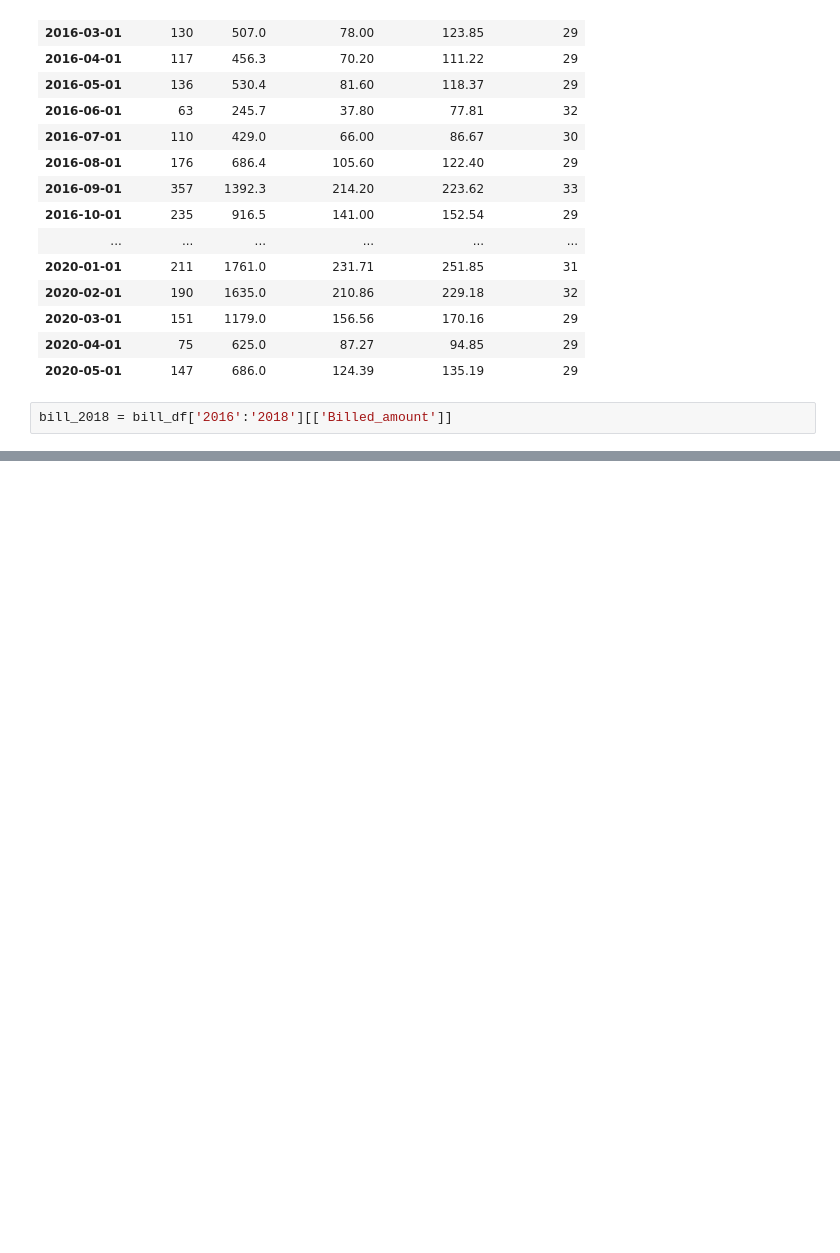
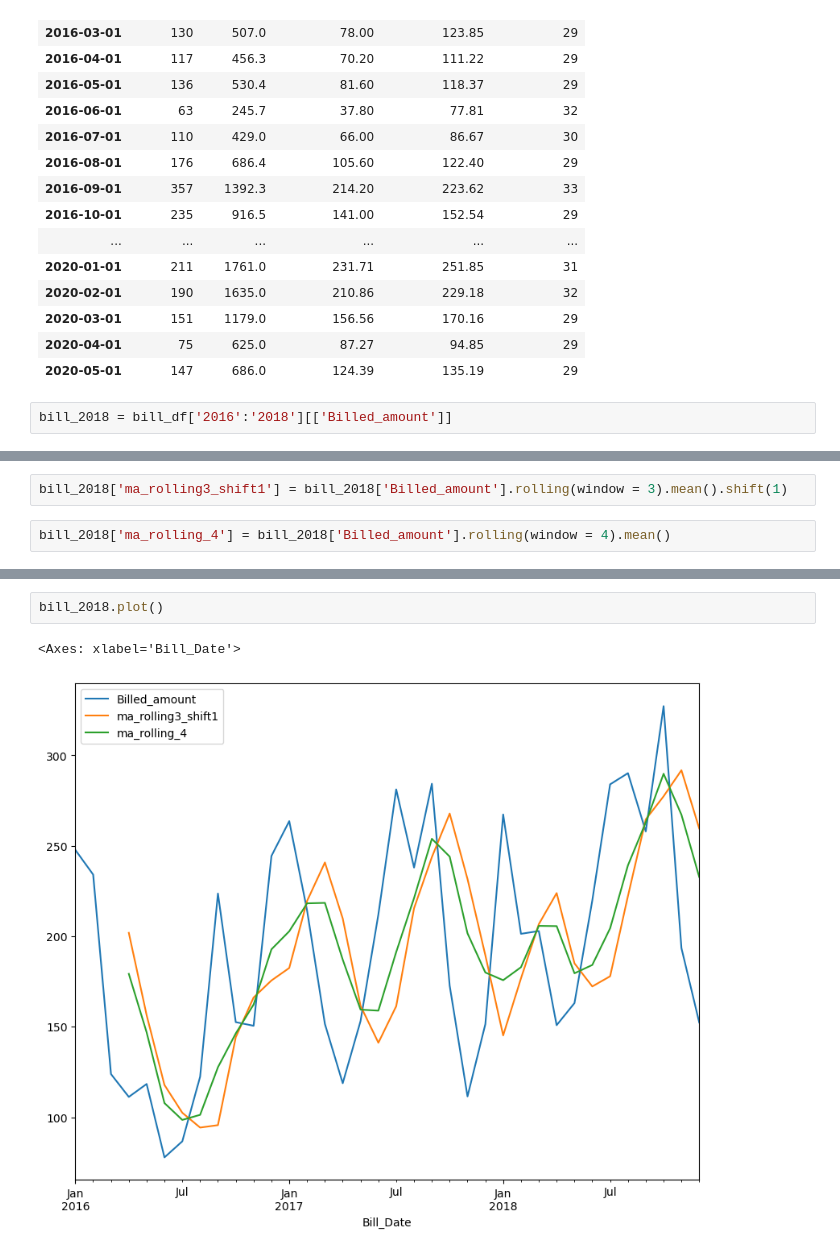
Before and after one commit to pragyasingh1729/TimeSeriesAnalysis, a Jupyter notebook: Part3-MovingAvg.ipynb, the cells around one changed output, grey strips where cells are left out. Drawn from its saved outputs; the diff is of its cells as text; blank space fills up the shorter version.

```diff
--- a/Part3-MovingAvg.ipynb
+++ b/Part3-MovingAvg.ipynb
@@ -94,0 +83,4 @@ $\frac{(t + (t-1) + (t-2) + ... + (t-n))}{n}$
+# %%
+bill_2018['ma_rolling3_shift1'] = bill_2018['Billed_amount'].rolling(window = 3).mean().shift(1)
+# %%
+bill_2018['ma_rolling_4'] = bill_2018['Billed_amount'].rolling(window = 4).mean()
@@ -94,0 +108,5 @@ $\frac{(t + (t-1) + (t-2) + ... + (t-n))}{n}$
+# %%
+bill_2018.plot()
+# %% [output]
+<Axes: xlabel='Bill_Date'>
+[figure, added]
```
Also changed, not shown: parts of 22 cells of this notebook.
